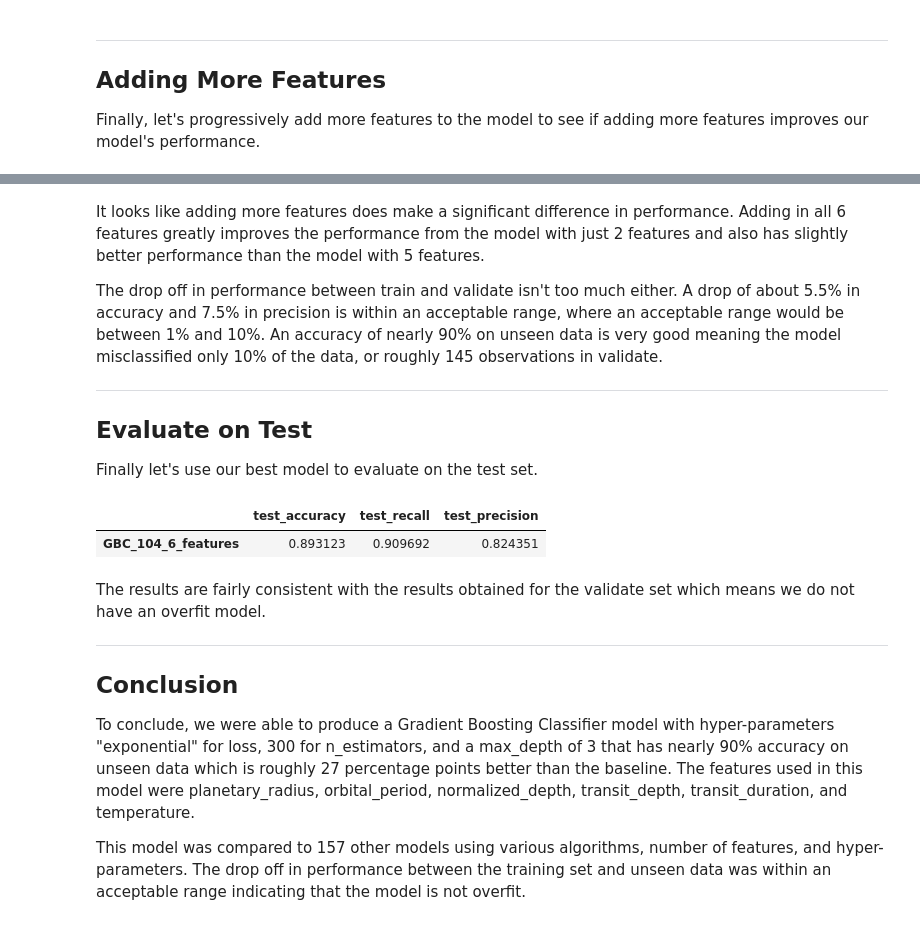
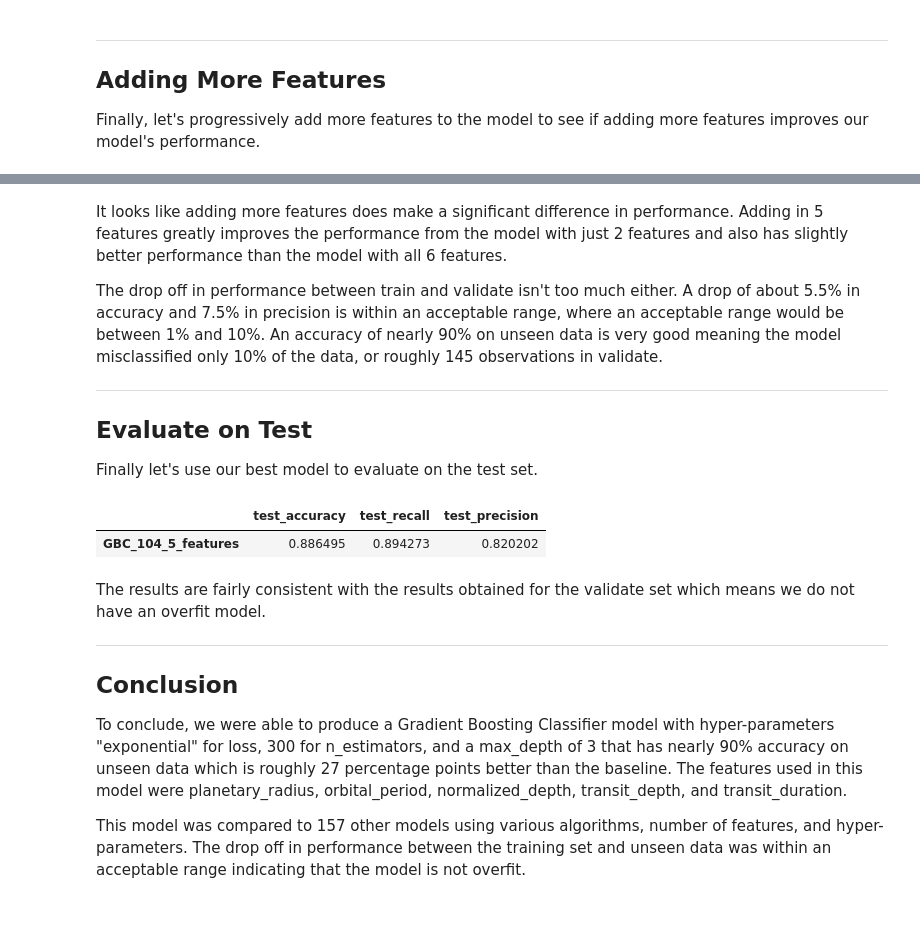
Before and after one commit to alegarcia-dev/Kepler-exoplanet-analysis, a Jupyter notebook: model.ipynb, the cells around one changed output, grey strips where cells are left out. Drawn from its saved outputs; the diff is of its cells as text; code cells hidden in the pictures.

```diff
--- a/model.ipynb
+++ b/model.ipynb
@@ -300,7 +300,7 @@ for n in range(3, len(features) + 1):
             n_estimators = 300,
             random_state = random_seed
         ),
-        train,
+        train_scaled,
         features[ : n],
         'disposition'
     )
@@ -332,5 +332,5 @@ eval_df.sort_values(by = 'validate_accuracy', ascending = False).head(10)
 # %% [markdown]
-It looks like adding more features does make a significant difference in performance. Adding in all 6 features greatly improves the performance from the model with just 2 features and also has slightly better performance than the model with 5 features.
+It looks like adding more features does make a significant difference in performance. Adding in 5 features greatly improves the performance from the model with just 2 features and also has slightly better performance than the model with all 6 features.
 
 The drop off in performance between train and validate isn't too much either. A drop of about 5.5% in accuracy and 7.5% in precision is within an acceptable range, where an acceptable range would be between 1% and 10%. An accuracy of nearly 90% on unseen data is very good meaning the model misclassified only 10% of the data, or roughly 145 observations in validate.
 
@@ -341,17 +341,17 @@ The drop off in performance between train and validate isn't too much either. A
 Finally let's use our best model to evaluate on the test set.
 # %%
 append_results(
-    'GBC_104_6_features',
+    'GBC_104_5_features',
     evaluate(
         test.disposition,
-        GBC_models_more_features['GBC_104_6_features'].make_predictions(test),
+        GBC_models_more_features['GBC_104_5_features'].make_predictions(test_scaled),
         positive_label = 'CONFIRMED',
         prefix = 'test_'
     )
 )
 # %% [output]
 |  | test_accuracy | test_recall | test_precision |
-| GBC_104_6_features | 0.893123 | 0.909692 | 0.824351 |
+| GBC_104_5_features | 0.886495 | 0.894273 | 0.820202 |
 # %% [markdown]
 The results are fairly consistent with the results obtained for the validate set which means we do not have an overfit model.
 
@@ -359,6 +359,6 @@ The results are fairly consistent with the results obtained for the validate set
 
 ## Conclusion
 
-To conclude, we were able to produce a Gradient Boosting Classifier model with hyper-parameters "exponential" for loss, 300 for n_estimators, and a max_depth of 3 that has nearly 90% accuracy on unseen data which is roughly 27 percentage points better than the baseline. The features used in this model were planetary_radius, orbital_period, normalized_depth, transit_depth, transit_duration, and temperature.
+To conclude, we were able to produce a Gradient Boosting Classifier model with hyper-parameters "exponential" for loss, 300 for n_estimators, and a max_depth of 3 that has nearly 90% accuracy on unseen data which is roughly 27 percentage points better than the baseline. The features used in this model were planetary_radius, orbital_period, normalized_depth, transit_depth, and transit_duration.
 
 This model was compared to 157 other models using various algorithms, number of features, and hyper-parameters. The drop off in performance between the training set and unseen data was within an acceptable range indicating that the model is not overfit.
```
Also changed, not shown: parts of 10 cells of this notebook, 1 other file.
